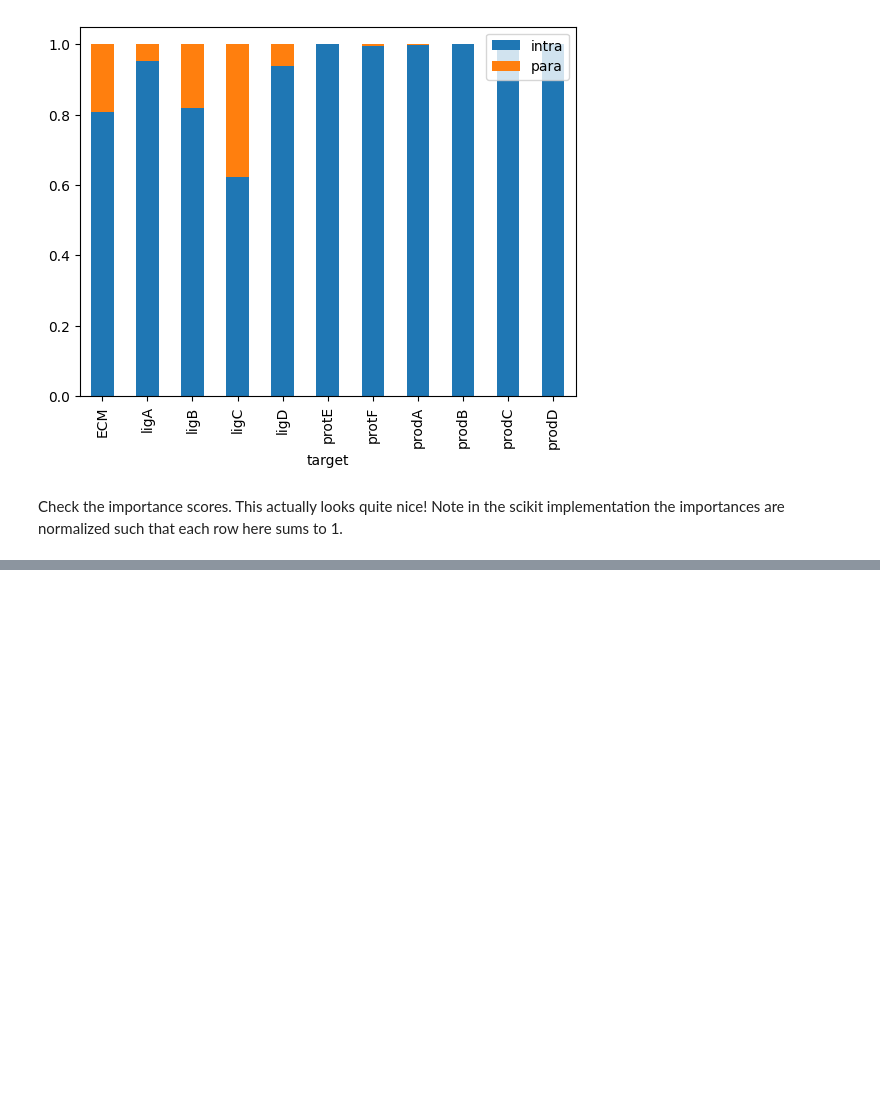
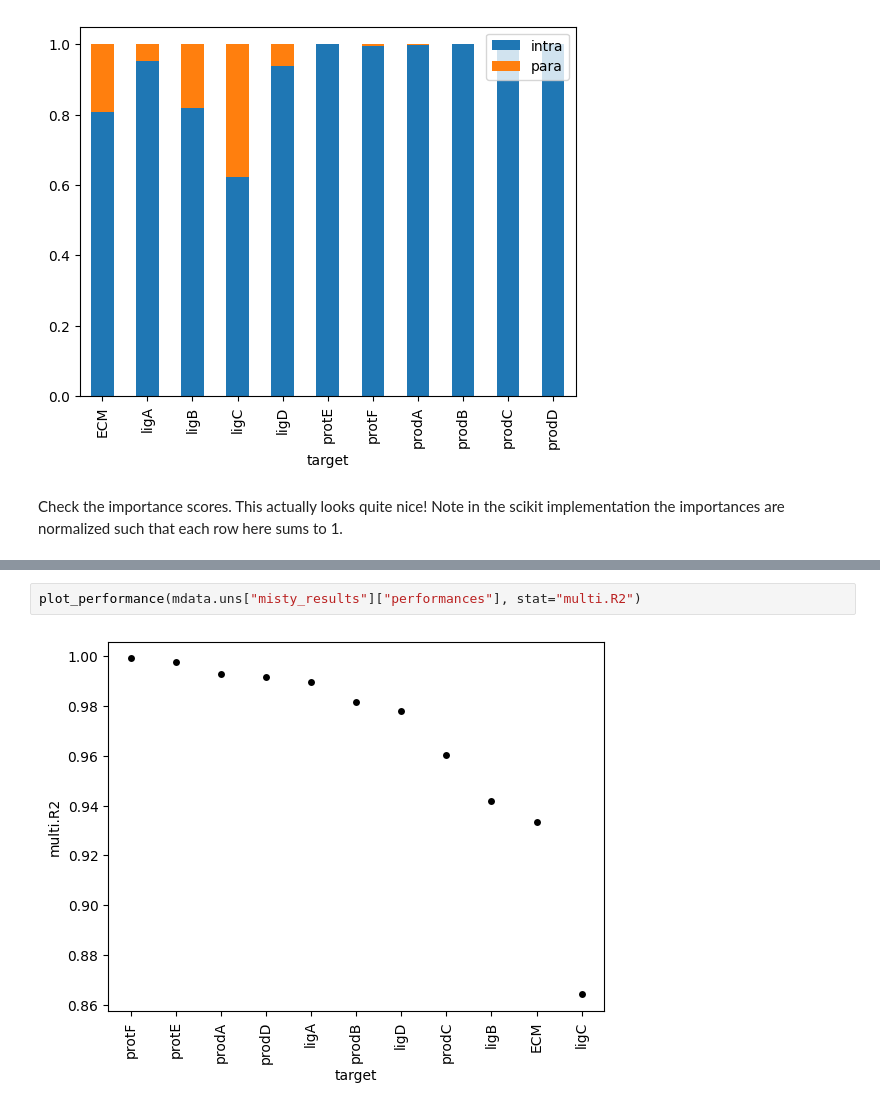
Before and after one commit to schae211/testing_misty_py, a Jupyter notebook: scripts/synthetic_py.ipynb, the cells around one changed output, grey strips where cells are left out. Saved outputs shown, nothing was run; the diff lists cells and outputs as text; blank space fills up the shorter version.

```diff
--- a/scripts/synthetic_py.ipynb
+++ b/scripts/synthetic_py.ipynb
@@ -139,0 +150,4 @@ plot_importance(mdata.uns["misty_results"]["importances"], "para")
+# %%
+plot_performance(mdata.uns["misty_results"]["performances"], stat="multi.R2")
+# %% [output]
+[figure, added]
```
Also changed, not shown: parts of 12 cells of this notebook, 1 other file.
